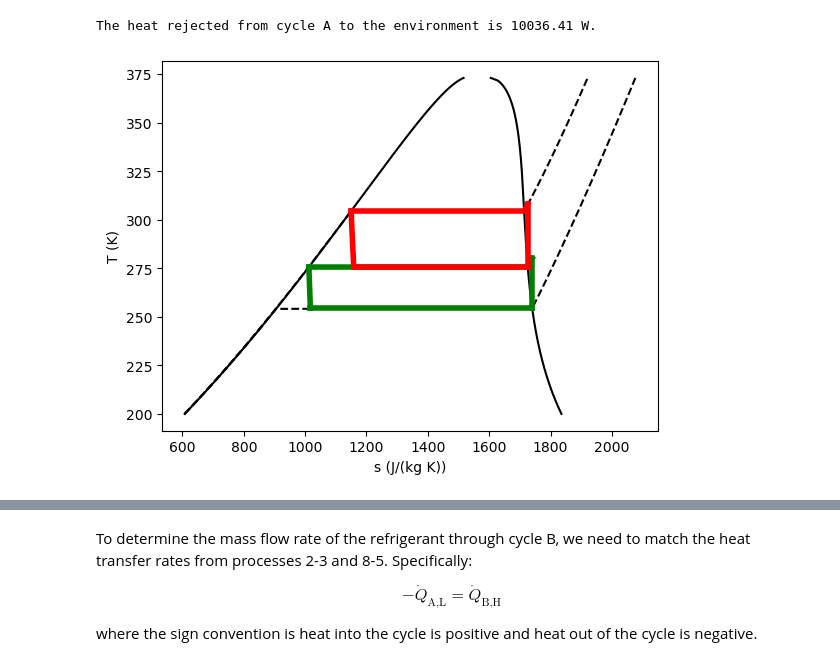
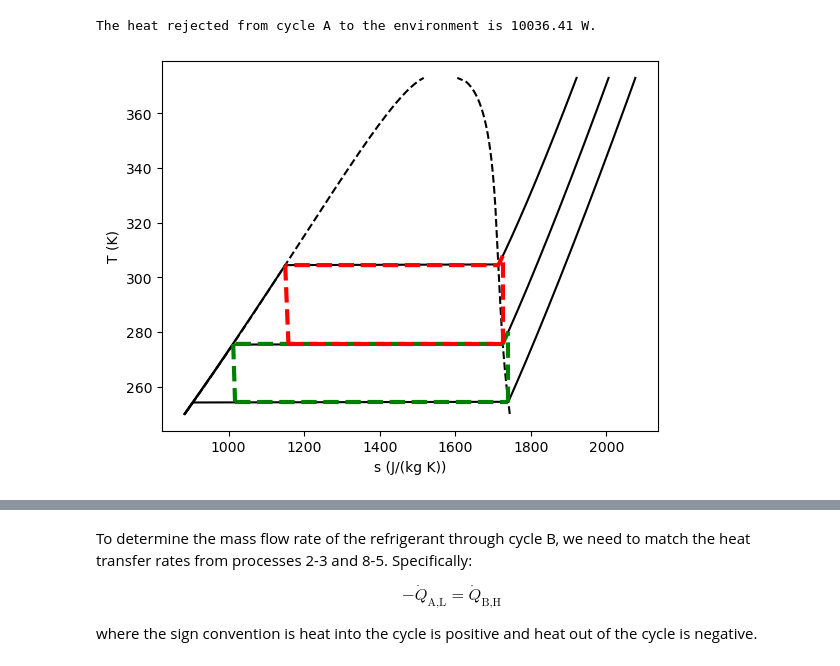
Before and after one commit to mtsn-lab/me40, a Jupyter notebook: scripts/refrigerationCascade.ipynb, the cells around one changed output, grey strips where cells are left out. Drawn from its saved outputs; the diff is of its cells as text; code cells hidden in the pictures.

```diff
--- a/scripts/refrigerationCascade.ipynb
+++ b/scripts/refrigerationCascade.ipynb
@@ -98,53 +103,59 @@ The heat rejected from cycle A to the environment is 10036.41 W.
 import numpy as np
 import matplotlib.pyplot as plt
 # %%
+linetype14 = 'g--'
+linewidth14 = 3
+
+linetype58 = 'r--'
+linewidth58 = 3
+
 plt.figure()
 plt.clf()
-T = np.linspace(200, 373, 500) # range of temperatures
-for P in [140000,800000]: #MPa
+T = np.linspace(250, 373, 500) # range of temperatures
+for P in [P1,P2,P6]: #MPa
     S = [PropsSI('S','P',P,'T',t,'R134a') for t in T]
-    plt.plot(S, T, 'k--')
+    plt.plot(S, T, 'k-')
 
 # saturated vapor and liquid entropy lines
 svap = [PropsSI('S','T',t,'Q',1,'R134a') for t in T]
 sliq = [PropsSI('S','T',t,'Q',0,'R134a') for t in T]
 
 #sliq = [s.s for s in [IAPWS97(T=t, x=0) for t in T]]
 
-plt.plot(svap, T, 'k-')
-plt.plot(sliq, T, 'k-')
+plt.plot(svap, T, 'k--')
+plt.plot(sliq, T, 'k--')
 
 plt.xlabel('s (J/(kg K))')
 plt.ylabel('T (K)')
 
-plt.plot([s1, s2], [T1, T2], 'g-', lw=4) # Path 1 to 2
+plt.plot([s1, s2], [T1, T2], linetype14, lw=linewidth14) # Path 1 to 2
 
 S23 = np.linspace(s2, s3)
 T23 = [PropsSI('T','P',P2,'S',s,'R134a') for s in S23]
-plt.plot(S23,T23, 'g-', lw=4)
+plt.plot(S23,T23, linetype14, lw=linewidth14)
 
-plt.plot([s3, s4], [T3, T4], 'g-', lw=4) # path from 3 to 4
+plt.plot([s3, s4], [T3, T4], linetype14, lw=linewidth14) # path from 3 to 4
 
 T41 = np.linspace(T4, T1)
 Q41 = np.linspace(Q4, Q1)
 S41 = [PropsSI('S','P',P4,'Q',q,'R134a') for q in Q41]
-plt.plot(S41, T41, 'g-', lw=4) # and from 4 to 1 is isobaric
+plt.plot(S41, T41, linetype14, lw=linewidth14) # and from 4 to 1 is isobaric
 
-plt.plot([s5, s6], [T5, T6], 'r-', lw=4) # Path 5 to 6
+plt.plot([s5, s6], [T5, T6], linetype58, lw=linewidth58) # Path 5 to 6
 
 S67 = np.linspace(s6, s7)
 T67 = [PropsSI('T','P',P6,'S',s,'R134a') for s in S67]
-plt.plot(S67,T67, 'r-', lw=4)
+plt.plot(S67,T67, linetype58, lw=linewidth58)
 
-plt.plot([s7, s8], [T7, T8], 'r-', lw=4) # path from 7 to 8
+plt.plot([s7, s8], [T7, T8], linetype58, lw=linewidth58) # path from 7 to 8
 
 T85 = np.linspace(T8, T5)
 Q85 = np.linspace(Q8, Q5)
 S85 = [PropsSI('S','P',P8,'Q',q,'R134a') for q in Q85]
-plt.plot(S85, T85, 'r-', lw=4) # and from 4 to 1 is isobaric
+plt.plot(S85, T85, linetype58, lw=linewidth58) # and from 4 to 1 is isobaric
 
-plt.savefig('vaporCompression.png')
+plt.savefig('cascadeRefrigerationR134a.png')
 # %% [output]
-[figure, old version]
+[figure, new version]
 # %% [markdown]
 Again, the "bottom cycle", shown in green, is cycle "B", and the "upper cycle", shown in red, is cycle "A".
```
Also changed, not shown: parts of 17 cells of this notebook, 1 other file.
